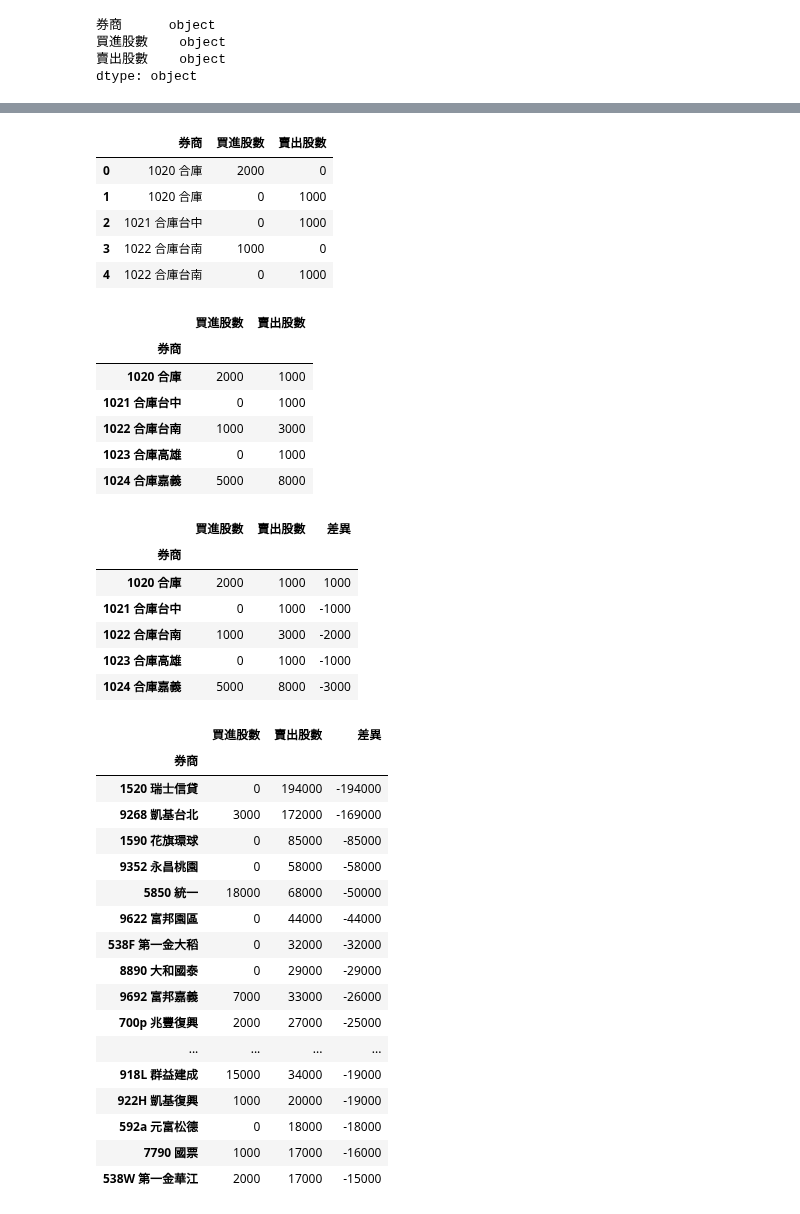
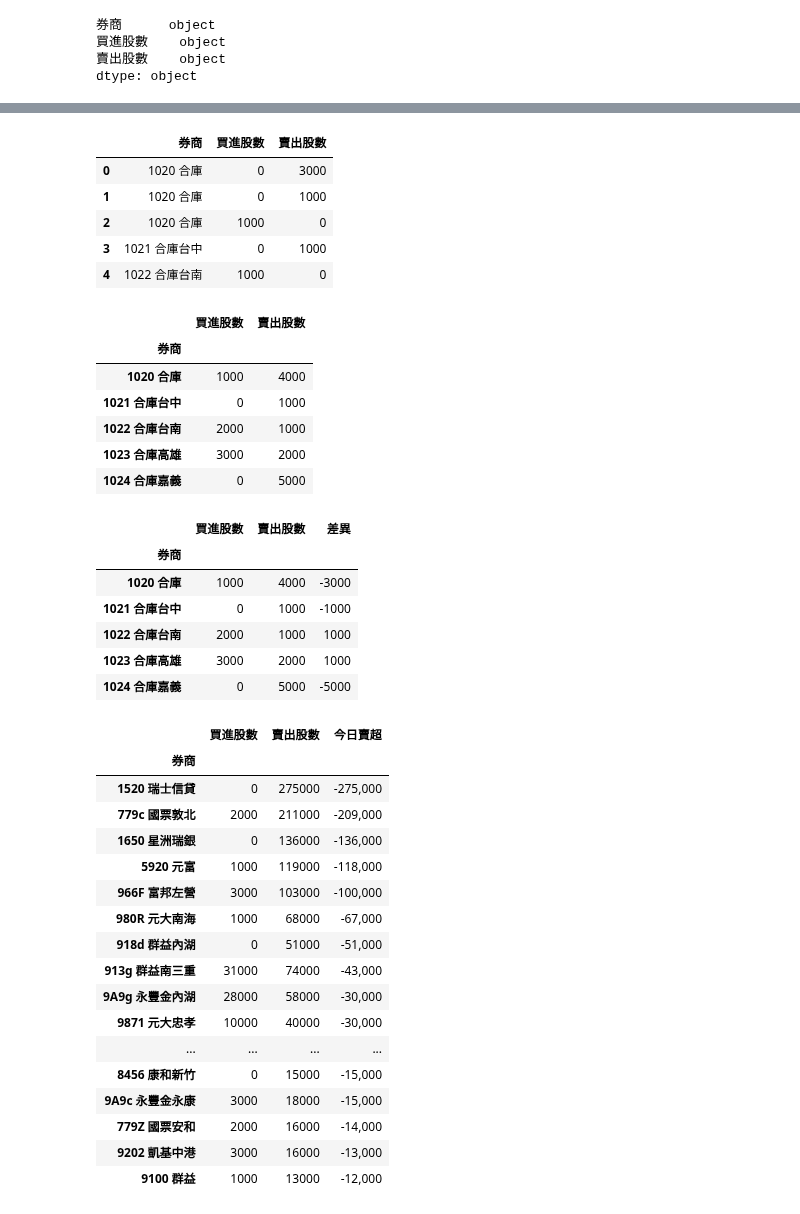
Before and after one commit to cwcheng0/practicepython, a Jupyter notebook: TaiwanStockCountOTC.ipynb, the cells around one changed output, grey strips where cells are left out. Saved outputs shown, nothing was run; the diff lists cells and outputs as text; code cells hidden in the pictures.

```diff
--- a/TaiwanStockCountOTC.ipynb
+++ b/TaiwanStockCountOTC.ipynb
@@ -9,7 +50,7 @@ import numpy as np
 # %%
 # Check first 5 rows in a file
 # from tabula import
-df = pd.read_csv('3218_20200819.CSV',encoding='utf-8',skiprows=2)
+df = pd.read_csv('/content/gdrive/My Drive/ContestData/FinanceData/3218_20200820.CSV',encoding='utf-8',skiprows=2)
 
 # Notice datatypes changed in some columns.
 # Check first few rows.
@@ -102,8 +147,7 @@ df3.tail()
 # %%
 # Check if we need to delete the last row?
-# Check if there is a Nan?
 # delete last row
-df2.dropna(subset = ["買進股數"], inplace=True)
-df2.tail()
+df3.drop(df3.tail(1).index,inplace=True)
+df3.tail()
 # %% [output]
 |  | 序號 | 券商 | 價格 | 買進股數 | 賣出股數 |
@@ -182,13 +215,13 @@ dtype: object
 # %%
-# Check if datatypes are integers?
+# Check again
 df8.head()
 # %% [output]
 |  | 券商 | 買進股數 | 賣出股數 |
-| 0 | 1020 合庫 | 2000 | 0 |
+| 0 | 1020 合庫 | 0 | 3000 |
 | 1 | 1020 合庫 | 0 | 1000 |
-| 2 | 1021 合庫台中 | 0 | 1000 |
-| 3 | 1022 合庫台南 | 1000 | 0 |
-| 4 | 1022 合庫台南 | 0 | 1000 |
+| 2 | 1020 合庫 | 1000 | 0 |
+| 3 | 1021 合庫台中 | 0 | 1000 |
+| 4 | 1022 合庫台南 | 1000 | 0 |
 # %%
 # Sum of 2 columns
 df5 = df8.groupby(['券商']).agg({'買進股數':'sum','賣出股數':'sum'})
@@ -196,11 +229,11 @@ df5.head()
 # %% [output]
 |  | 買進股數 | 賣出股數 |
 | 券商 |  |  |
-| 1020 合庫 | 2000 | 1000 |
+| 1020 合庫 | 1000 | 4000 |
 | 1021 合庫台中 | 0 | 1000 |
-| 1022 合庫台南 | 1000 | 3000 |
-| 1023 合庫高雄 | 0 | 1000 |
-| 1024 合庫嘉義 | 5000 | 8000 |
+| 1022 合庫台南 | 2000 | 1000 |
+| 1023 合庫高雄 | 3000 | 2000 |
+| 1024 合庫嘉義 | 0 | 5000 |
 # %%
 # Sub to get values and sort.
 df5['差異']=df5['買進股數']-df5['賣出股數']
@@ -208,37 +241,43 @@ df5.head()
 # %% [output]
 |  | 買進股數 | 賣出股數 | 差異 |
 | 券商 |  |  |  |
-| 1020 合庫 | 2000 | 1000 | 1000 |
+| 1020 合庫 | 1000 | 4000 | -3000 |
 | 1021 合庫台中 | 0 | 1000 | -1000 |
-| 1022 合庫台南 | 1000 | 3000 | -2000 |
-| 1023 合庫高雄 | 0 | 1000 | -1000 |
-| 1024 合庫嘉義 | 5000 | 8000 | -3000 |
+| 1022 合庫台南 | 2000 | 1000 | 1000 |
+| 1023 合庫高雄 | 3000 | 2000 | 1000 |
+| 1024 合庫嘉義 | 0 | 5000 | -5000 |
 # %%
 # Sort by Value-差異
 df6 = df5.sort_values(by=['差異'])
 
-# return first 20 rows
-# 顯示賣出量最大20間券商
-df6.head(20)
+# Change a column name
+df6.columns = ['買進股數', '賣出股數', '今日賣超']
+
+# Add a comma into an integer column
+df6['今日賣超'] = df6.apply(lambda x: "{:,}".format(x['今日賣超']), axis=1)
+
+# return first 30 rows
+# 顯示賣出量最大30間券商
+df6.head(30)
 # %% [output]
-|  | 買進股數 | 賣出股數 | 差異 |
+|  | 買進股數 | 賣出股數 | 今日賣超 |
 | 券商 |  |  |  |
-| 1520 瑞士信貸 | 0 | 194000 | -194000 |
-| 9268 凱基台北 | 3000 | 172000 | -169000 |
-| 1590 花旗環球 | 0 | 85000 | -85000 |
-| 9352 永昌桃園 | 0 | 58000 | -58000 |
-| 5850 統一 | 18000 | 68000 | -50000 |
-| 9622 富邦園區 | 0 | 44000 | -44000 |
-| 538F 第一金大稻 | 0 | 32000 | -32000 |
-| 8890 大和國泰 | 0 | 29000 | -29000 |
-| 9692 富邦嘉義 | 7000 | 33000 | -26000 |
-| 700p 兆豐復興 | 2000 | 27000 | -25000 |
+| 1520 瑞士信貸 | 0 | 275000 | -275,000 |
+| 779c 國票敦北 | 2000 | 211000 | -209,000 |
+| 1650 星洲瑞銀 | 0 | 136000 | -136,000 |
+| 5920 元富 | 1000 | 119000 | -118,000 |
+| 966F 富邦左營 | 3000 | 103000 | -100,000 |
+| 980R 元大南海 | 1000 | 68000 | -67,000 |
+| 918d 群益內湖 | 0 | 51000 | -51,000 |
+| 913g 群益南三重 | 31000 | 74000 | -43,000 |
+| 9A9g 永豐金內湖 | 28000 | 58000 | -30,000 |
+| 9871 元大忠孝 | 10000 | 40000 | -30,000 |
 | ... | ... | ... | ... |
-| 918L 群益建成 | 15000 | 34000 | -19000 |
-| 922H 凱基復興 | 1000 | 20000 | -19000 |
-| 592a 元富松德 | 0 | 18000 | -18000 |
-| 7790 國票 | 1000 | 17000 | -16000 |
-| 538W 第一金華江 | 2000 | 17000 | -15000 |
+| 8456 康和新竹 | 0 | 15000 | -15,000 |
+| 9A9c 永豐金永康 | 3000 | 18000 | -15,000 |
+| 779Z 國票安和 | 2000 | 16000 | -14,000 |
+| 9202 凱基中港 | 3000 | 16000 | -13,000 |
+| 9100 群益 | 1000 | 13000 | -12,000 |
 # %%
 # Reverse sort
 df7 = df5.sort_values(by=['差異'],ascending=False)
```
Also changed, not shown: parts of 29 cells of this notebook.
